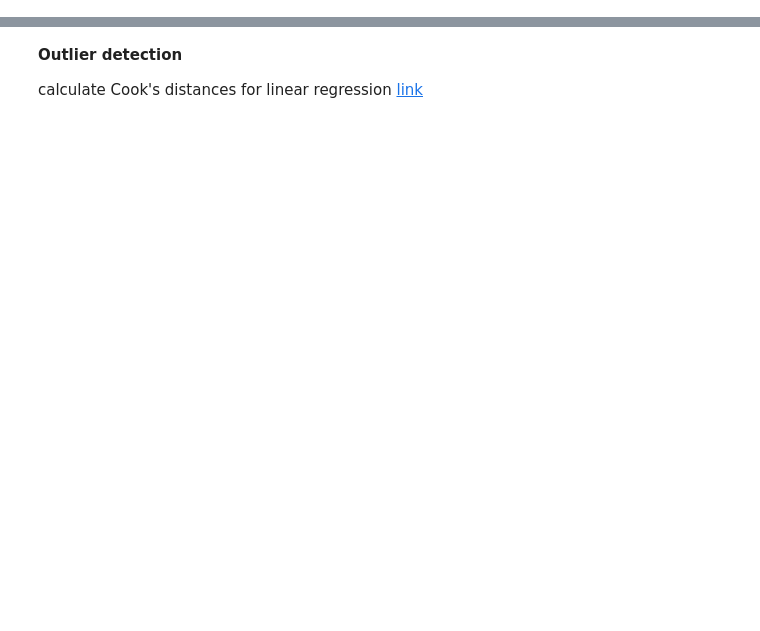
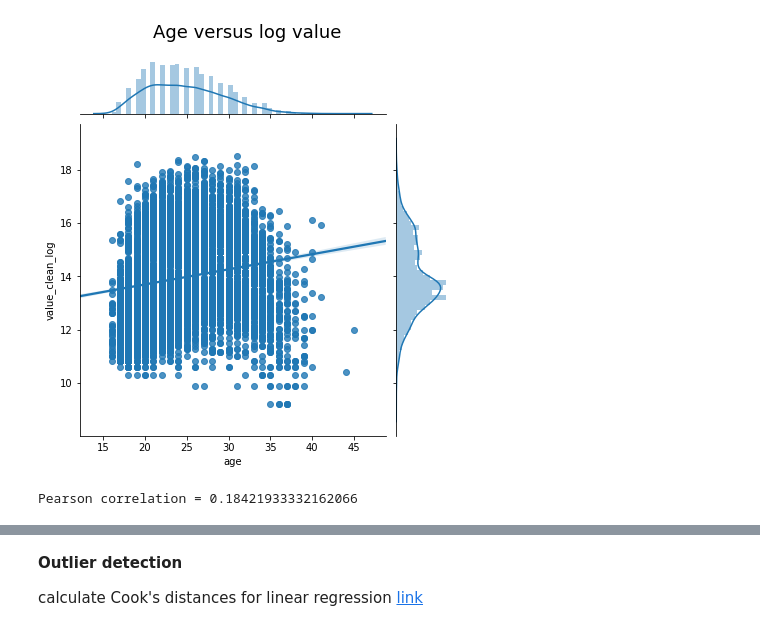
Before and after one commit to julian-west/sofifa-analysis, a Jupyter notebook: predicting player value.ipynb, the cells around one changed output, grey strips where cells are left out. Drawn from its saved outputs; the diff is of its cells as text; code cells hidden in the pictures; blank space fills up the shorter version.

Commit message:
player_value

```diff
--- a/predicting player value.ipynb
+++ b/predicting player value.ipynb
@@ -39,0 +25,8 @@ plt.show()
+# %%
+raw_df = pd.read_csv("data/1. processed/data_clean.csv")
+
+df = raw_df.loc[raw_df['value_clean']!=0].copy() #delete rows with 0 in value_clean column
+
+#select sensible features
+df = df[ATTRIBUTES + ['age','overall_rating','potential','Position','value_clean']].copy()
+df.shape
@@ -39,0 +63,3 @@ plt.show()
+# %%
+#drop missing datapoints
+df = df.loc[df['Position'].notnull()].copy()
@@ -39,0 +107,4 @@ plt.show()
+# %%
+df['value_clean_log'] = np.log(df['value_clean'])
+
+plot_distribution_and_stats(df['value_clean_log'],'log player value')
@@ -39,0 +145,10 @@ plt.show()
+# %%
+sns.jointplot(x='age',y='value_clean_log',data=df,kind='reg')
+plt.suptitle("Age versus log value",fontsize=18,y=1.05)
+plt.show()
+
+from scipy.stats import pearsonr
+print(f"Pearson correlation = {pearsonr(df['value_clean_log'],df['age'])[0]}")
+# %% [output]
+[figure, added]
+Pearson correlation = 0.18421933332162066
```
Also changed, not shown: parts of 85 cells of this notebook.
